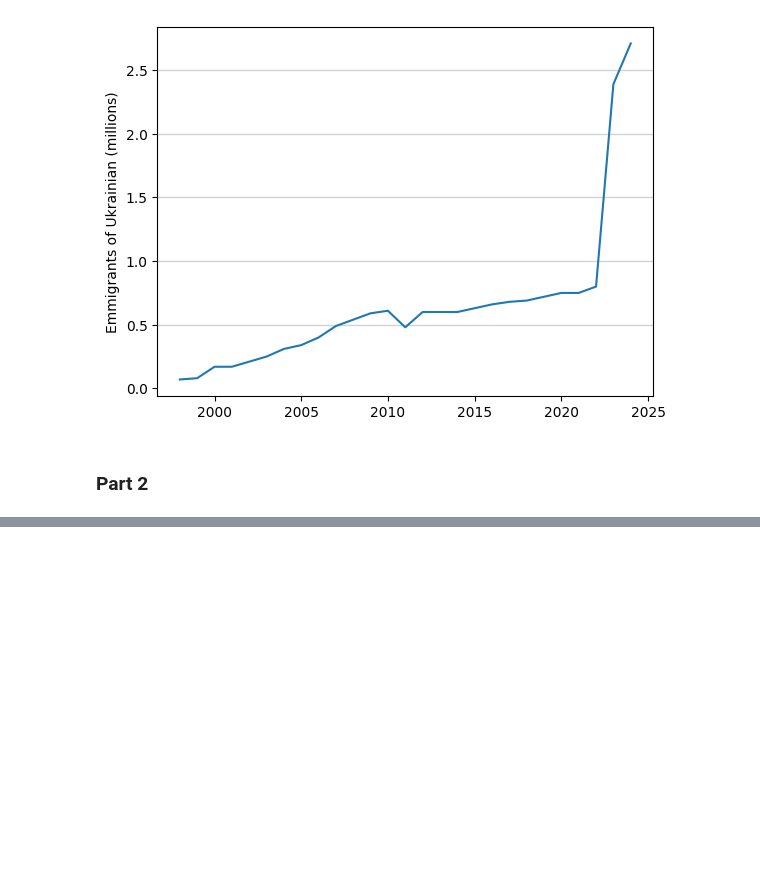
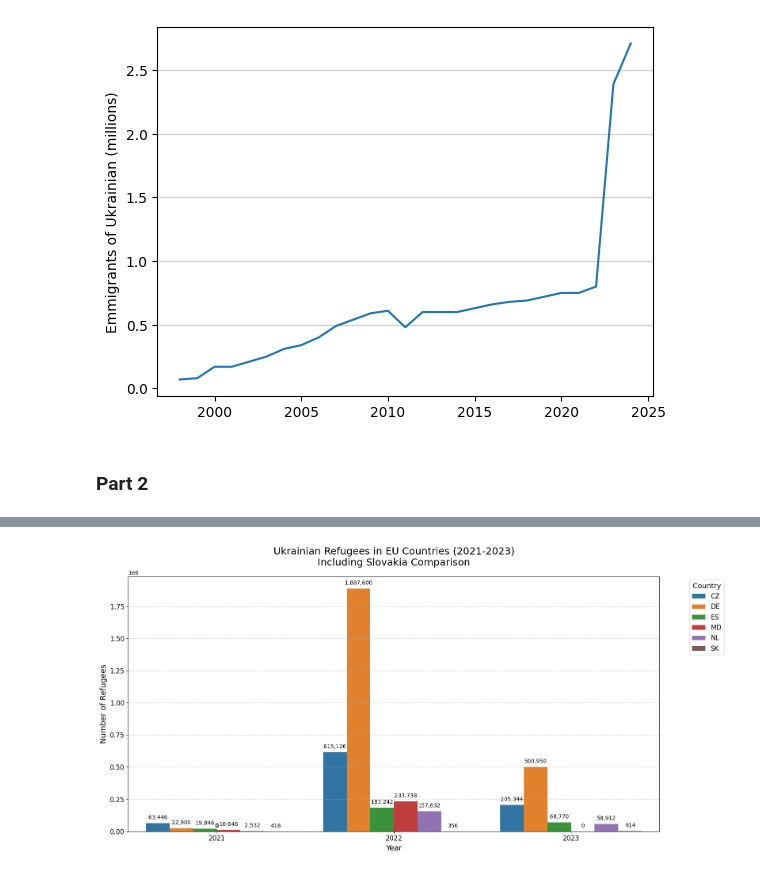
Before and after one commit to loveBeatles/datavis_project, a Jupyter notebook: group_project.ipynb, the cells around one changed output, grey strips where cells are left out. Cells and saved outputs as stored; diff of their text form; code cells hidden in the pictures; blank space fills up the shorter version.

Commit message:
fixed country of asylum missing column

```diff
--- a/group_project.ipynb
+++ b/group_project.ipynb
@@ -917,3 +917,23 @@ plt.show()
 [figure]
 # %% [markdown]
 ### Part 2
+# %%
+### --- DATA LOADING --- ###
+emigration_whole_url = "https://raw.githubusercontent.com/loveBeatles/datavis_project/refs/heads/main/data/emigration_whole.csv"
+emigration_filtered_url = "https://raw.githubusercontent.com/loveBeatles/datavis_project/refs/heads/main/data/emigration_filtered.csv"
+
+immigration_whole_url = "https://raw.githubusercontent.com/loveBeatles/datavis_project/refs/heads/main/data/immigration_whole.csv"
+immigration_filtered_url = "https://raw.githubusercontent.com/loveBeatles/datavis_project/refs/heads/main/data/immigration_filtered.csv"
+
+ua_asylum_url = "https://raw.githubusercontent.com/loveBeatles/datavis_project/refs/heads/main/data/ua_asylum.csv"
+
+# -------------------------------------------------------------------------------------------------------------------------------------
+
+emigration_whole = pd.read_csv(emigration_whole_url)
+emigration_filtered = pd.read_csv(emigration_filtered_url)
+
+immigration_whole = pd.read_csv(immigration_whole_url)
+immigration_filtered = pd.read_csv(immigration_filtered_url)
+
+asylum_eurostat = pd.read_csv("data/asylum_eurostat.csv")
+ua_asylum = pd.read_csv(ua_asylum_url)
@@ -1220,7 +1264,7 @@ def plot_ukraine_impact():
     """
 
     # Load and filter data
-    ukr_raw = pd.read_csv('data/migr_imm1ctz.csv')
+    ukr_raw = pd.read_csv(immigration_whole_url)
     ukr_data = ukr_raw.rename(columns={'geo\\TIME_PERIOD': 'country'})
 
     # Melt to long format
@@ -1264,33 +1308,35 @@ def plot_ukraine_impact():
         hue='country',
         palette='tab10',
         estimator=sum,
         errorbar=None
     )
 
     # Formatting
     plt.title('Ukrainian Refugees in EU Countries (2021-2023)\nIncluding Slovakia Comparison',
              fontsize=18, pad=20)
     plt.xlabel('Year', fontsize=14)
     plt.ylabel('Number of Refugees', fontsize=14)
     plt.xticks(fontsize=12)
     plt.yticks(fontsize=12)
     plt.legend(title='Country', fontsize=12, title_fontsize=13,
               bbox_to_anchor=(1.05, 1), loc='upper left')
 
     # Add value labels
     for p in plt.gca().patches:
         plt.gca().annotate(
             f'{int(p.get_height()):,}',
             (p.get_x() + p.get_width()/2, p.get_height()),
             ha='center', va='bottom', fontsize=10, xytext=(0, 5),
             textcoords='offset points'
         )
 
     plt.grid(axis='y', linestyle='--', alpha=0.7)
     plt.tight_layout()
     plt.show()
 
 plot_ukraine_impact()
+# %% [output]
+[figure, added]
 # %%
 ### --- Ukraine War Impact Analysis --- ###
 def plot_ukraine_refugees():
```
Also changed, not shown: parts of 8 cells of this notebook, 2 other files.
